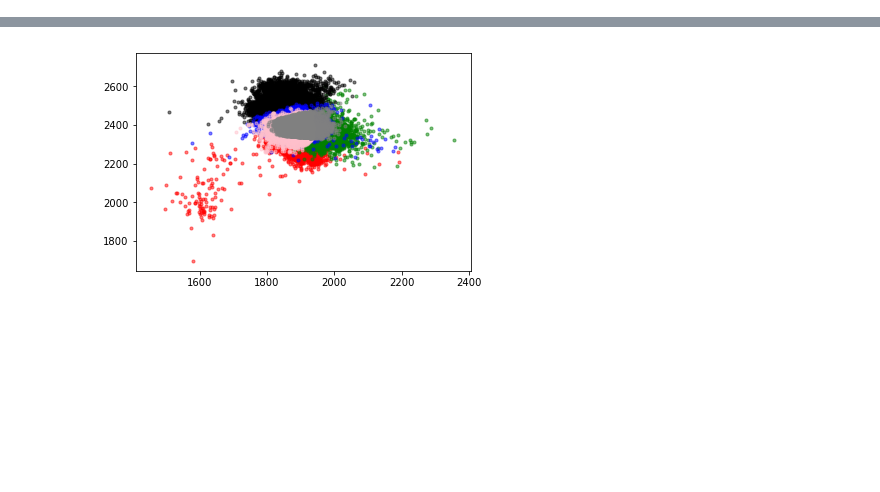
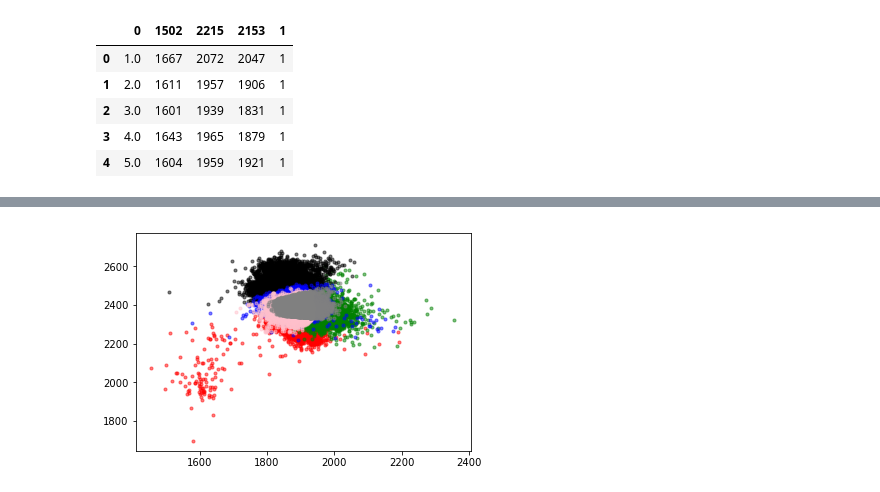
Before and after one commit to shobhitagrawal24/MasterThesis, a Jupyter notebook: Analysis/Single chest mounter Accelerometer Activity recognition/EDA with feature scaling.ipynb, the cells around one changed output, grey strips where cells are left out. Drawn from its saved outputs; the diff is of its cells as text; code cells hidden in the pictures; blank space fills up the shorter version.

```diff
--- a/Analysis/Single chest mounter Accelerometer Activity recognition/EDA with feature scaling.ipynb
+++ b/Analysis/Single chest mounter Accelerometer Activity recognition/EDA with feature scaling.ipynb
@@ -9,3 +10,11 @@ from sklearn.preprocessing import StandardScaler
 # %%
-data = np.array(pd.read_csv('~/DataSet3/1.csv'))
+data = pd.read_csv('~/DataSet3/1.csv')
+data.head()
+# %% [output]
+|  | 0 | 1502 | 2215 | 2153 | 1 |
+| 0 | 1.0 | 1667 | 2072 | 2047 | 1 |
+| 1 | 2.0 | 1611 | 1957 | 1906 | 1 |
+| 2 | 3.0 | 1601 | 1939 | 1831 | 1 |
+| 3 | 4.0 | 1643 | 1965 | 1879 | 1 |
+| 4 | 5.0 | 1604 | 1959 | 1921 | 1 |
 # %%
```
Also changed, not shown: parts of 10 cells of this notebook, 5 other files.
